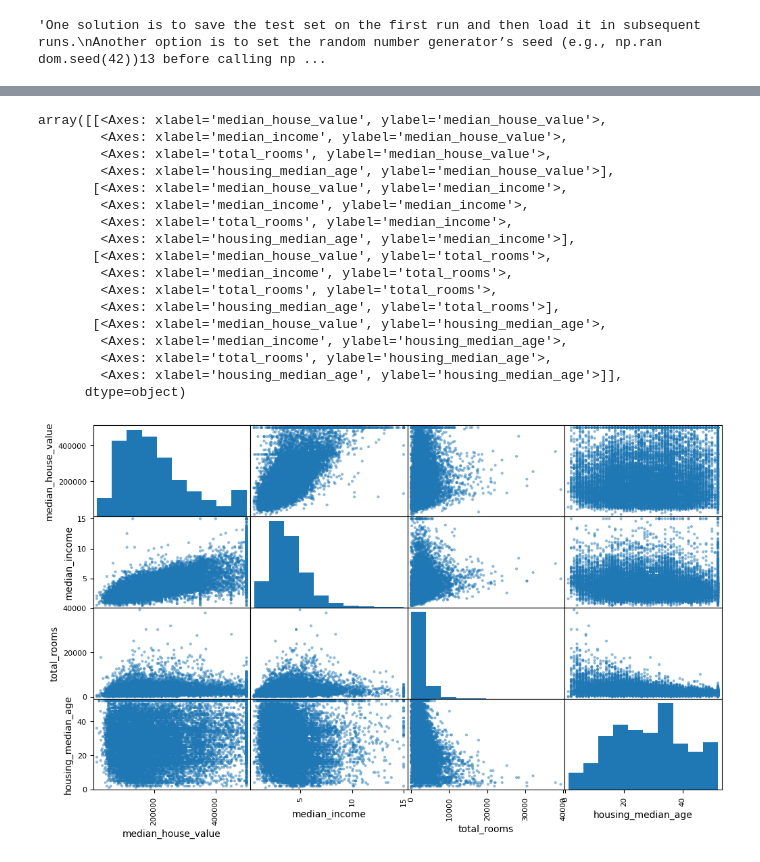
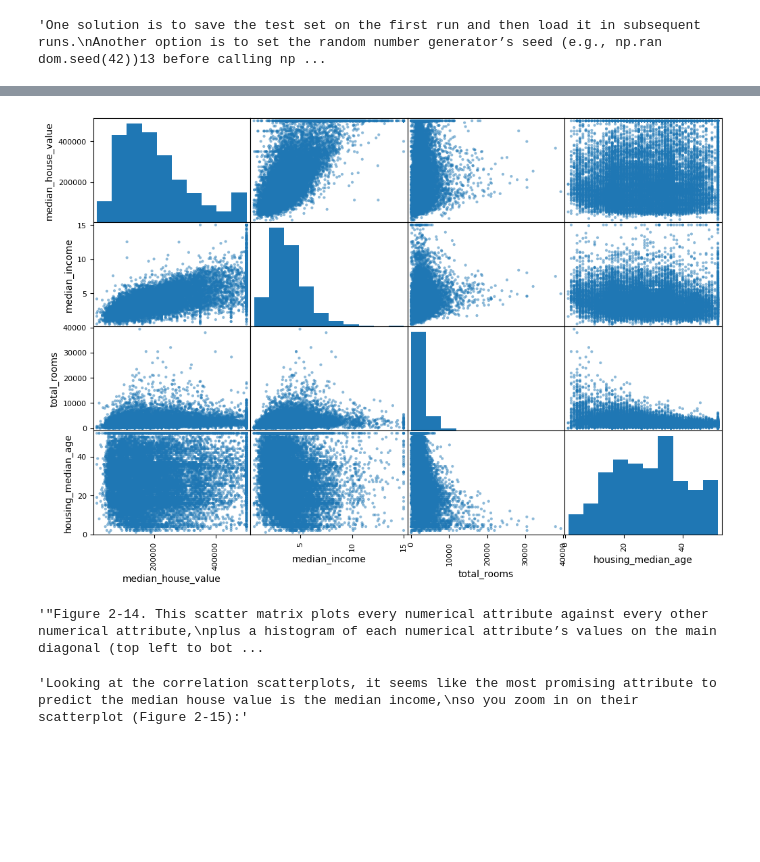
Before and after one commit to Olofmeister007/Pytorch-Prac, a Jupyter notebook: Housing.ipynb, the cells around one changed output, grey strips where cells are left out. Drawn from its saved outputs; the diff is of its cells as text; code cells hidden in the pictures; blank space fills up the shorter version.

```diff
--- a/Housing.ipynb
+++ b/Housing.ipynb
@@ -29,12 +19,12 @@ os.listdir(HOUSING_PATH)
 # %%
-import pandas as pd
+# import pandas as pd
 
-housing_path = "/content/housing"
+# housing_path = "/content/housing"
 
-"Returns Pandas Dataframe object containing all the data"
-def load_housing_data(housing_path=HOUSING_PATH):
-  csv_path = os.path.join(housing_path, "housing.csv")
-  return pd.read_csv(csv_path)
+# "Returns Pandas Dataframe object containing all the data"
+# def load_housing_data(housing_path=HOUSING_PATH):
+#   csv_path = os.path.join(housing_path, "housing.csv")
+#   return pd.read_csv(csv_path)
 # %%
 housing = load_housing_data()
 housing.head()
@@ -173,6 +180,3 @@ train_set, test_set = train_test_split(housing, test_size=0.2, random_state=42)
 Using Identifiers to Split Data: The goal here is to have a consistent way to split data over multiple runs, ensuring that the same rows are always assigned to the same set (training or test) based on the identifier.
 
 Using Hashing to Split Data: To prevent inconsistencies when you fetch new data or refresh your dataset, a hashing strategy is used to determine whether a row should go into the test or training set. Specifically, a unique identifier (like a row index or unique ID) is hashed, and the resulting hash determines the row's inclusion in the test set.""
-# %%
-housing["income_cat"] = np.ceil(housing["median_income"] / 1.5)
-housing["income_cat"].where(housing["income_cat"] < 5, 5.0, inplace=True)
@@ -185,0 +183,4 @@ For example, when doing 'df[col].method(value, inplace=True)', try using 'df.met
+# %%
+housing["income_cat"] = pd.cut(housing["median_income"],
+                                   bins=[0., 1.5, 3.0, 4.5, 6., np.inf],
+labels=[1, 2, 3, 4, 5])
@@ -202,0 +232,5 @@ dtype: float64
+# %%
+strat_train_set, strat_test_set = train_test_split(
+        housing, test_size=0.2, stratify=housing["income_cat"], random_state=42)
+
+#A method for doing the startify splitting directly
@@ -266,25 +326,20 @@ Download from finelybook www.finelybook.com
 # %%
-from pandas.plotting import scatter_matrix # Import scatter_matrix from pandas.plotting
+from pandas.plotting import scatter_matrix
 
 attributes = ["median_house_value", "median_income", "total_rooms", "housing_median_age"]
-scatter_matrix(housing[attributes], figsize=(12, 7))
+scatter_matrix(housing[attributes], figsize=(12, 8))
+plt.show()
 # %% [output]
-array([[<Axes: xlabel='median_house_value', ylabel='median_house_value'>,
-        <Axes: xlabel='median_income', ylabel='median_house_value'>,
-        <Axes: xlabel='total_rooms', ylabel='median_house_value'>,
-        <Axes: xlabel='housing_median_age', ylabel='median_house_value'>],
-       [<Axes: xlabel='median_house_value', ylabel='median_income'>,
-        <Axes: xlabel='median_income', ylabel='median_income'>,
-        <Axes: xlabel='total_rooms', ylabel='median_income'>,
-        <Axes: xlabel='housing_median_age', ylabel='median_income'>],
-       [<Axes: xlabel='median_house_value', ylabel='total_rooms'>,
-        <Axes: xlabel='median_income', ylabel='total_rooms'>,
-        <Axes: xlabel='total_rooms', ylabel='total_rooms'>,
-        <Axes: xlabel='housing_median_age', ylabel='total_rooms'>],
-       [<Axes: xlabel='median_house_value', ylabel='housing_median_age'>,
-        <Axes: xlabel='median_income', ylabel='housing_median_age'>,
-        <Axes: xlabel='total_rooms', ylabel='housing_median_age'>,
-        <Axes: xlabel='housing_median_age', ylabel='housing_median_age'>]],
-      dtype=object)
-[figure, old version]
+[figure, new version]
+# %%
+""""Figure 2-14. This scatter matrix plots every numerical attribute against every other numerical attribute,
+plus a histogram of each numerical attribute’s values on the main diagonal (top left to bottom right)
+in diagonal histogram is used because it would just be a straight line othersie"""
+# %% [output]
+'"Figure 2-14. This scatter matrix plots every numerical attribute against every other numerical attribute,\nplus a histogram of each numerical attribute’s values on the main diagonal (top left to bot ...
+# %%
+"""Looking at the correlation scatterplots, it seems like the most promising attribute to predict the median house value is the median income,
+so you zoom in on their scatterplot (Figure 2-15):"""
+# %% [output]
+'Looking at the correlation scatterplots, it seems like the most promising attribute to predict the median house value is the median income,\nso you zoom in on their scatterplot (Figure 2-15):'
 # %%
```
Also changed, not shown: parts of 98 cells of this notebook.
